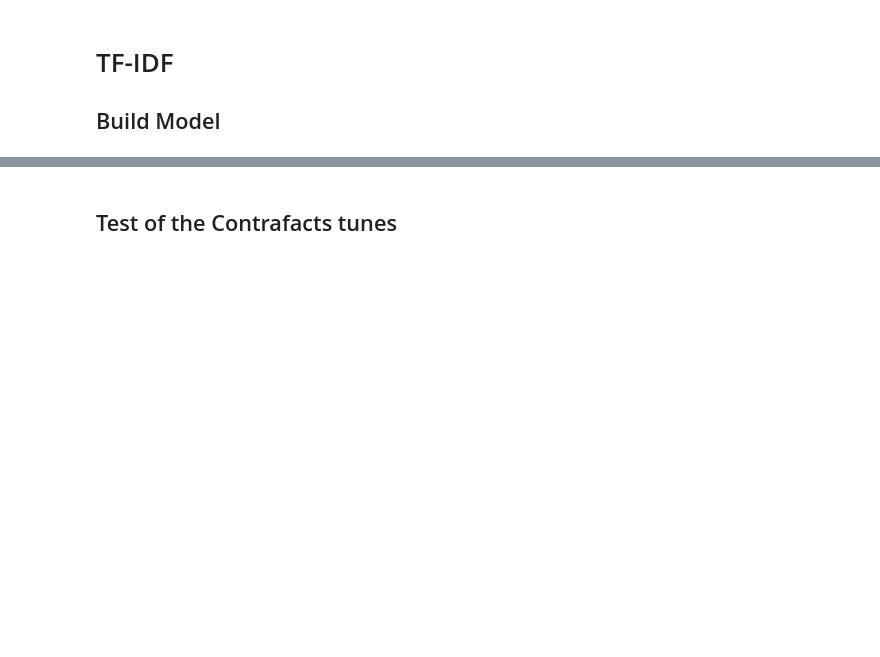
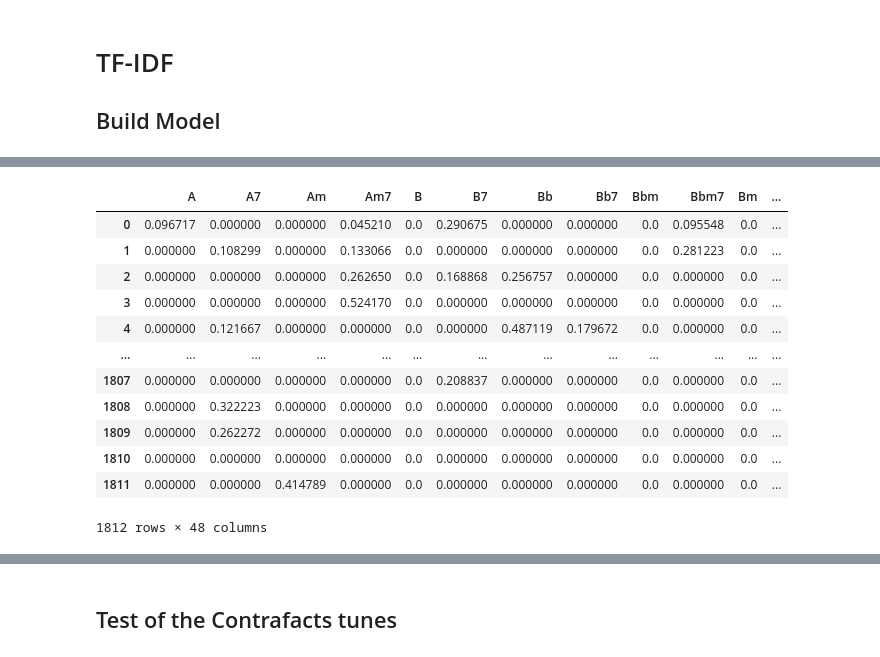
Before and after one commit to 11doris/jazz-tunes-similarity, a Jupyter notebook: tune_similarity_doc2vec.ipynb, the cells around one changed output, grey strips where cells are left out. Saved outputs shown, nothing was run; the diff lists cells and outputs as text; code cells hidden in the pictures; blank space fills up the shorter version.

```diff
--- a/tune_similarity_doc2vec.ipynb
+++ b/tune_similarity_doc2vec.ipynb
@@ -323,0 +364,22 @@ for n in tfidf_ngrams:
+# %%
+i = 1
+
+tv_matrix = tfidf_model[i].toarray()
+
+vocab = tfidf_vectorizer[i].get_feature_names_out()
+tfidf_chords = pd.DataFrame(tv_matrix, columns = vocab)
+tfidf_chords
+# %% [output]
+|  | A | A7 | Am | Am7 | B | B7 | Bb | Bb7 | Bbm | Bbm7 | Bm | ... |
+| 0 | 0.096717 | 0.000000 | 0.000000 | 0.045210 | 0.0 | 0.290675 | 0.000000 | 0.000000 | 0.0 | 0.095548 | 0.0 | ... |
+| 1 | 0.000000 | 0.108299 | 0.000000 | 0.133066 | 0.0 | 0.000000 | 0.000000 | 0.000000 | 0.0 | 0.281223 | 0.0 | ... |
+| 2 | 0.000000 | 0.000000 | 0.000000 | 0.262650 | 0.0 | 0.168868 | 0.256757 | 0.000000 | 0.0 | 0.000000 | 0.0 | ... |
+| 3 | 0.000000 | 0.000000 | 0.000000 | 0.524170 | 0.0 | 0.000000 | 0.000000 | 0.000000 | 0.0 | 0.000000 | 0.0 | ... |
+| 4 | 0.000000 | 0.121667 | 0.000000 | 0.000000 | 0.0 | 0.000000 | 0.487119 | 0.179672 | 0.0 | 0.000000 | 0.0 | ... |
+| ... | ... | ... | ... | ... | ... | ... | ... | ... | ... | ... | ... | ... |
+| 1807 | 0.000000 | 0.000000 | 0.000000 | 0.000000 | 0.0 | 0.208837 | 0.000000 | 0.000000 | 0.0 | 0.000000 | 0.0 | ... |
+| 1808 | 0.000000 | 0.322223 | 0.000000 | 0.000000 | 0.0 | 0.000000 | 0.000000 | 0.000000 | 0.0 | 0.000000 | 0.0 | ... |
+| 1809 | 0.000000 | 0.262272 | 0.000000 | 0.000000 | 0.0 | 0.000000 | 0.000000 | 0.000000 | 0.0 | 0.000000 | 0.0 | ... |
+| 1810 | 0.000000 | 0.000000 | 0.000000 | 0.000000 | 0.0 | 0.000000 | 0.000000 | 0.000000 | 0.0 | 0.000000 | 0.0 | ... |
+| 1811 | 0.000000 | 0.000000 | 0.414789 | 0.000000 | 0.0 | 0.000000 | 0.000000 | 0.000000 | 0.0 | 0.000000 | 0.0 | ... |
+1812 rows × 48 columns
```
Also changed, not shown: parts of 41 cells of this notebook.
